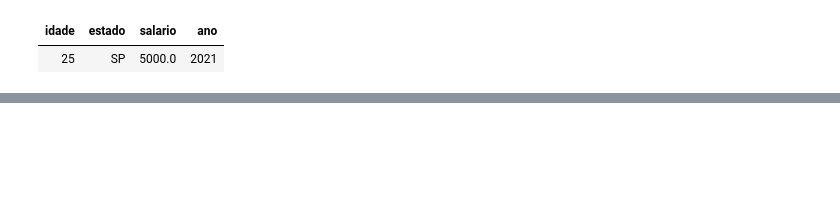
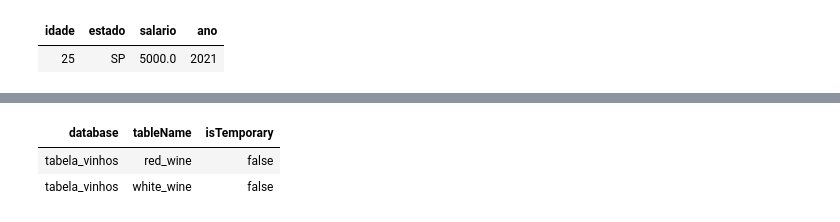
Before and after one commit to alexcmendonca/databricks-explorer, a Jupyter notebook: explorando_databricks_parte_01.ipynb, the cells around one changed output, grey strips where cells are left out. Cells and saved outputs as stored; diff of their text form; code cells hidden in the pictures; blank space fills up the shorter version.

```diff
--- a/explorando_databricks_parte_01.ipynb
+++ b/explorando_databricks_parte_01.ipynb
@@ -436,0 +568,7 @@ SELECT *
+# %%
+%sql
+SHOW TABLES
+# %% [output]
+| database | tableName | isTemporary |
+| tabela_vinhos | red_wine | false |
+| tabela_vinhos | white_wine | false |
```
Also changed, not shown: parts of 14 cells of this notebook.
